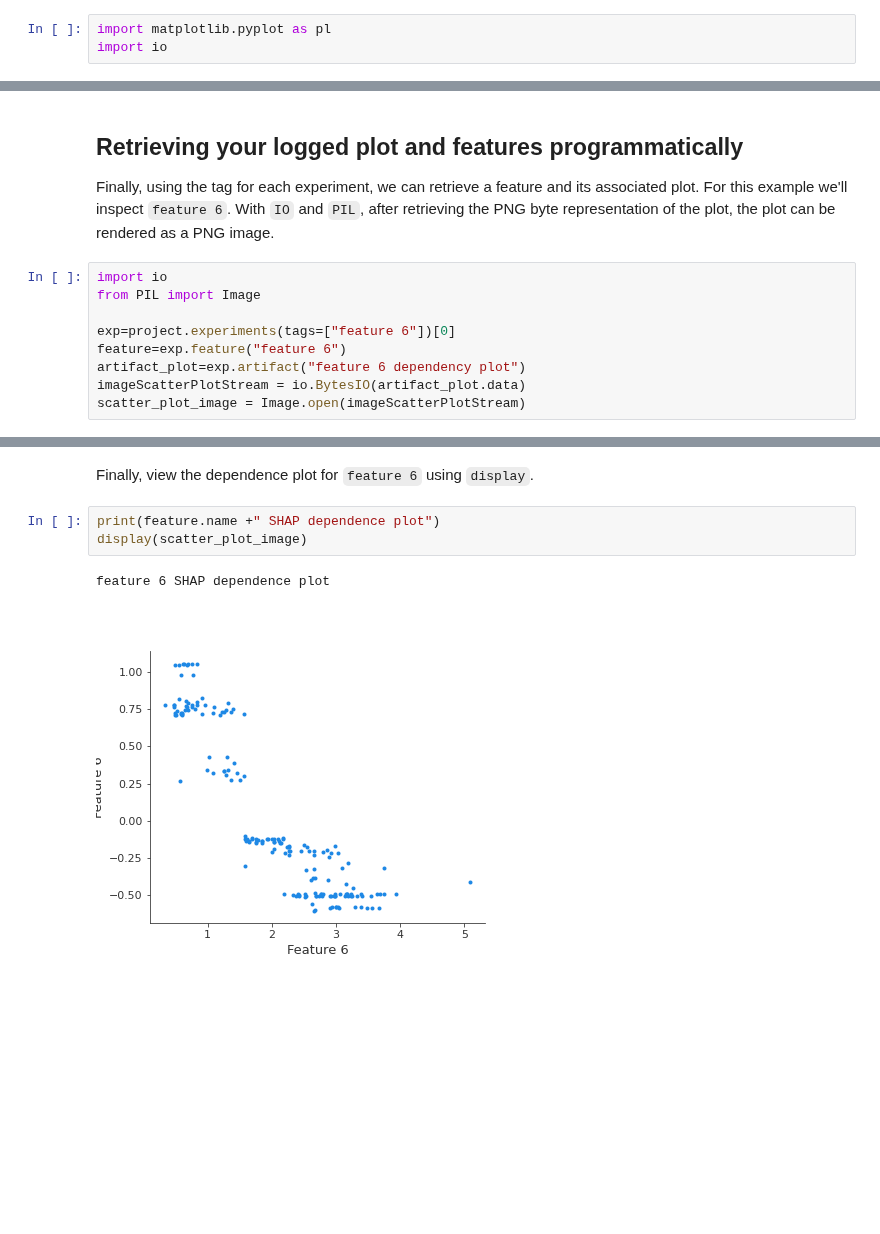
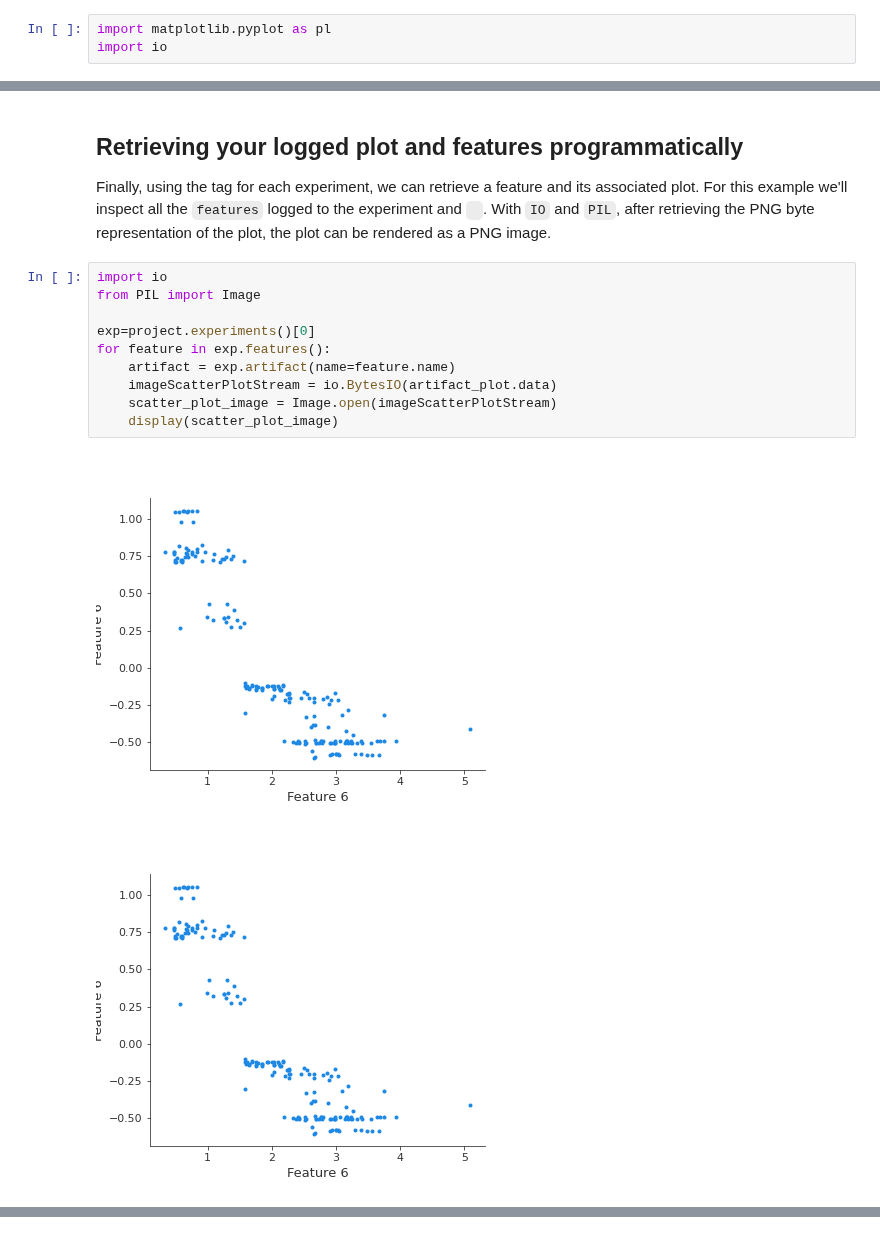
Before and after one commit to capitalone/rubicon-ml, a Jupyter notebook: notebooks/logging-examples/logging-feature-plots.ipynb, the cells around one changed output, grey strips where cells are left out. Saved outputs shown, nothing was run; the diff lists cells and outputs as text; blank space fills up the shorter version.

Commit message:
updated notebook example to use a single experiment and updated numba dependency

```diff
--- a/notebooks/logging-examples/logging-feature-plots.ipynb
+++ b/notebooks/logging-examples/logging-feature-plots.ipynb
@@ -70,13 +69,17 @@ for x in range(reg.n_features_in_):
 # %% [markdown]
 ## Retrieving your logged plot and features programmatically
 
-Finally, using the tag for each experiment, we can retrieve a feature and its associated plot. For this example we'll inspect `feature 6`. With `IO` and `PIL`, after retrieving the PNG byte representation of the plot, the plot can be rendered as a PNG image.
+Finally, using the tag for each experiment, we can retrieve a feature and its associated plot. For this example we'll inspect all the `features` logged to the experiment and ` `. With `IO` and `PIL`, after retrieving the PNG byte representation of the plot, the plot can be rendered as a PNG image.
 # %%
 import io
 from PIL import Image
 
-exp=project.experiments(tags=["feature 6"])[0]
-feature=exp.feature("feature 6")
-artifact_plot=exp.artifact("feature 6 dependency plot")
-imageScatterPlotStream = io.BytesIO(artifact_plot.data)
-scatter_plot_image = Image.open(imageScatterPlotStream)
+exp=project.experiments()[0]
+for feature in exp.features():
+    artifact = exp.artifact(name=feature.name)
+    imageScatterPlotStream = io.BytesIO(artifact_plot.data)
+    scatter_plot_image = Image.open(imageScatterPlotStream)
+    display(scatter_plot_image)
+# %% [output]
+[figure, added]
+[figure, added]
@@ -83,8 +96,0 @@ scatter_plot_image = Image.open(imageScatterPlotStream)
-# %% [markdown]
-Finally, view the dependence plot for `feature 6` using `display`.
-# %%
-print(feature.name +" SHAP dependence plot")
-display(scatter_plot_image)
-# %% [output]
-feature 6 SHAP dependence plot
-[figure, removed]
```
Also changed, not shown: parts of 2 cells of this notebook, 3 other files.
